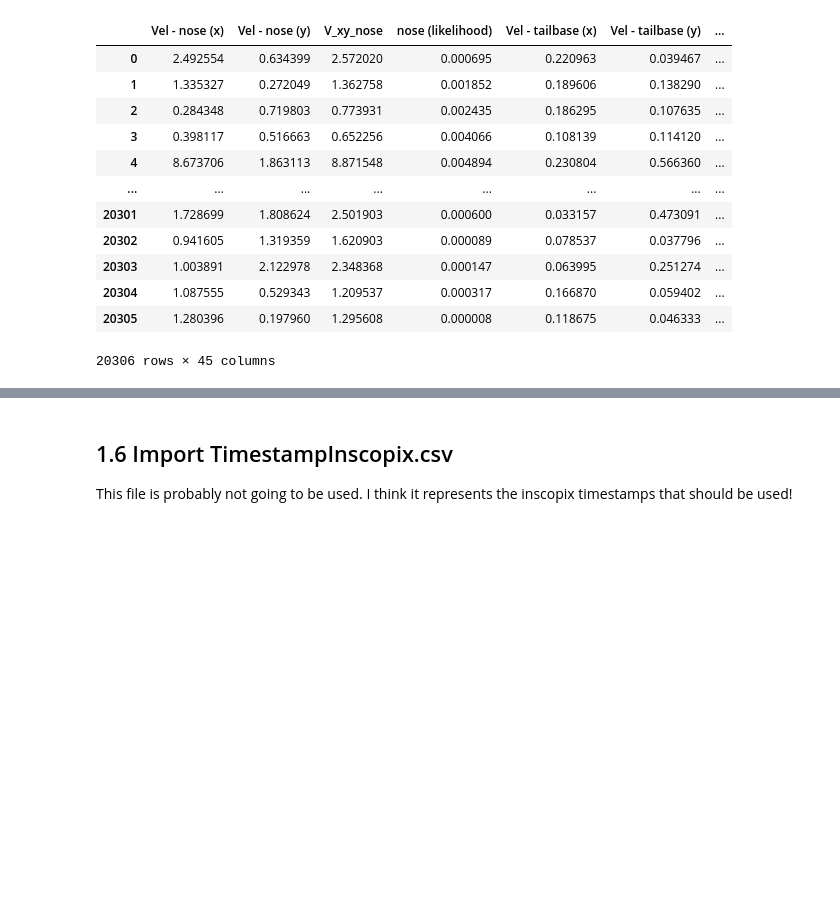
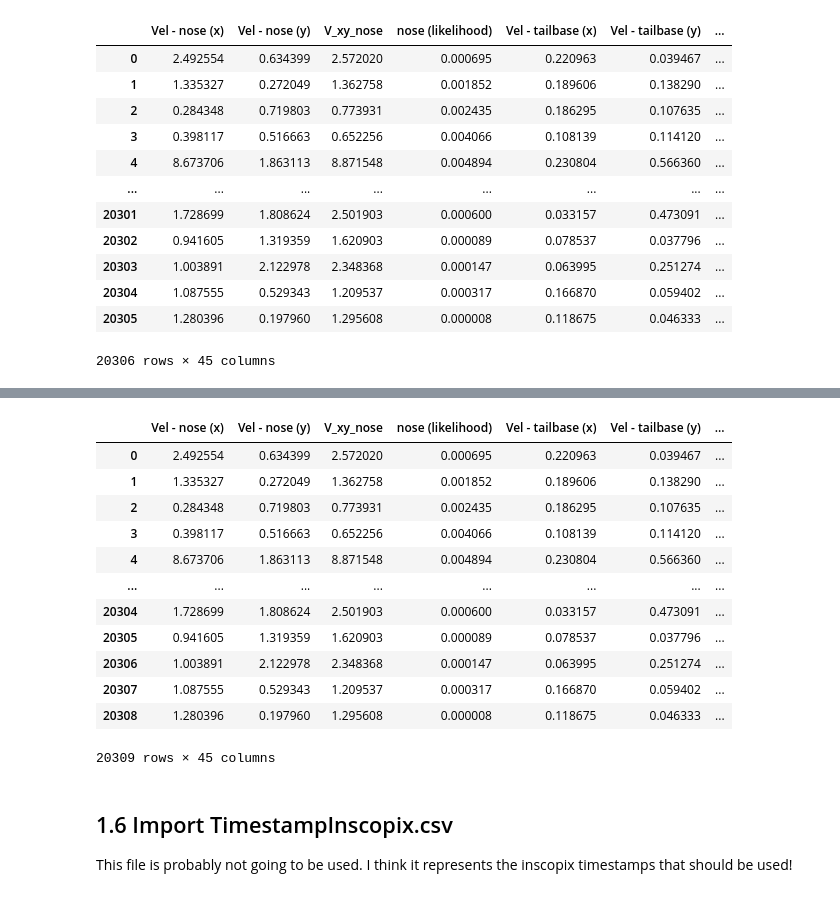
Before and after one commit to DiogoMeloNPU/eurDyscover_open_field_analysis, a Jupyter notebook: W09_Single_session_analysis.ipynb, the cells around one changed output, grey strips where cells are left out. Drawn from its saved outputs; the diff is of its cells as text; code cells hidden in the pictures; blank space fills up the shorter version.

```diff
--- a/W09_Single_session_analysis.ipynb
+++ b/W09_Single_session_analysis.ipynb
@@ -648,0 +687,31 @@ The dimensions of the frame diff, DLC predictions and bodypart velocity datafram
+# %%
+# avoid running this cell more than once
+
+# if data is missing in the DLC predictions, linear interpolation should be performed
+# you should only advance when both camera_TTL_correct AND DLC_predictions_ready
+if camera_TTL_correct and DLC_predictions_ready:
+    print("There are no missing frames and the DLC predictions are ready :)")
+else:
+    location_missing_data = np.where(np.array(df_framediff['Frame diff']) != 1)
+    num_missing_frames = np.array(df_framediff['Frame diff'].iloc[location_missing_data])
+    num_missing_frames -= 1
+    # notice that the indexes in which the frame diff is different than 1, are not directly the indexes where data should be interpolated
+    # the first interpolation should be performed in the (first index)+1 and the following ones should take into account the increment -> (other index)+cumsum(# of interpolations performed)
+    # this can be achieved by simply adding the cumsum of the number of missing frames in each location where frames were dropped to the location of of the missing data
+    location_missing_data +=np.cumsum(num_missing_frames)
+    for loc in location_missing_data[0]:
+        # create the row to insert (it should be the aritmetic mean between the previous and next available predictions/likelihood)
+        previous_row = np.array(df_vel.iloc[loc-1])
+        next_row = np.array(df_vel.iloc[loc])
+        row_2add = (previous_row + next_row)/2
+        df_vel = Insert_row_(loc, df_vel, row_2add)
+        # delete this
+        if loc == location_missing_data[0][-1]:
+    camera_TTL_correct = True
+
+# check if the new length of the velocities dataframe is correct
+if len(df_vel) != len(df_framediff)+np.sum(num_missing_frames):
+    camera_TTL_correct = False
+    print('Something went wrong in this porcess :(')
+else:
+    print('Data regarding velocity of bodyparts was successfully interpolated :)')
@@ -649,3 +748,20 @@ The dimensions of the frame diff, DLC predictions and bodypart velocity datafram
+# %%
+# show the vel df
+df_vel
+# %% [output]
+|  | Vel - nose (x) | Vel - nose (y) | V_xy_nose | nose (likelihood) | Vel - tailbase (x) | Vel - tailbase (y) | ... |
+| 0 | 2.492554 | 0.634399 | 2.572020 | 0.000695 | 0.220963 | 0.039467 | ... |
+| 1 | 1.335327 | 0.272049 | 1.362758 | 0.001852 | 0.189606 | 0.138290 | ... |
+| 2 | 0.284348 | 0.719803 | 0.773931 | 0.002435 | 0.186295 | 0.107635 | ... |
+| 3 | 0.398117 | 0.516663 | 0.652256 | 0.004066 | 0.108139 | 0.114120 | ... |
+| 4 | 8.673706 | 1.863113 | 8.871548 | 0.004894 | 0.230804 | 0.566360 | ... |
+| ... | ... | ... | ... | ... | ... | ... | ... |
+| 20304 | 1.728699 | 1.808624 | 2.501903 | 0.000600 | 0.033157 | 0.473091 | ... |
+| 20305 | 0.941605 | 1.319359 | 1.620903 | 0.000089 | 0.078537 | 0.037796 | ... |
+| 20306 | 1.003891 | 2.122978 | 2.348368 | 0.000147 | 0.063995 | 0.251274 | ... |
+| 20307 | 1.087555 | 0.529343 | 1.209537 | 0.000317 | 0.166870 | 0.059402 | ... |
+| 20308 | 1.280396 | 0.197960 | 1.295608 | 0.000008 | 0.118675 | 0.046333 | ... |
+20309 rows × 45 columns
 # %% [markdown]
 ## 1.6 Import TimestampInscopix.csv
 This file is probably not going to be used.
```
Also changed, not shown: parts of 143 cells of this notebook.
